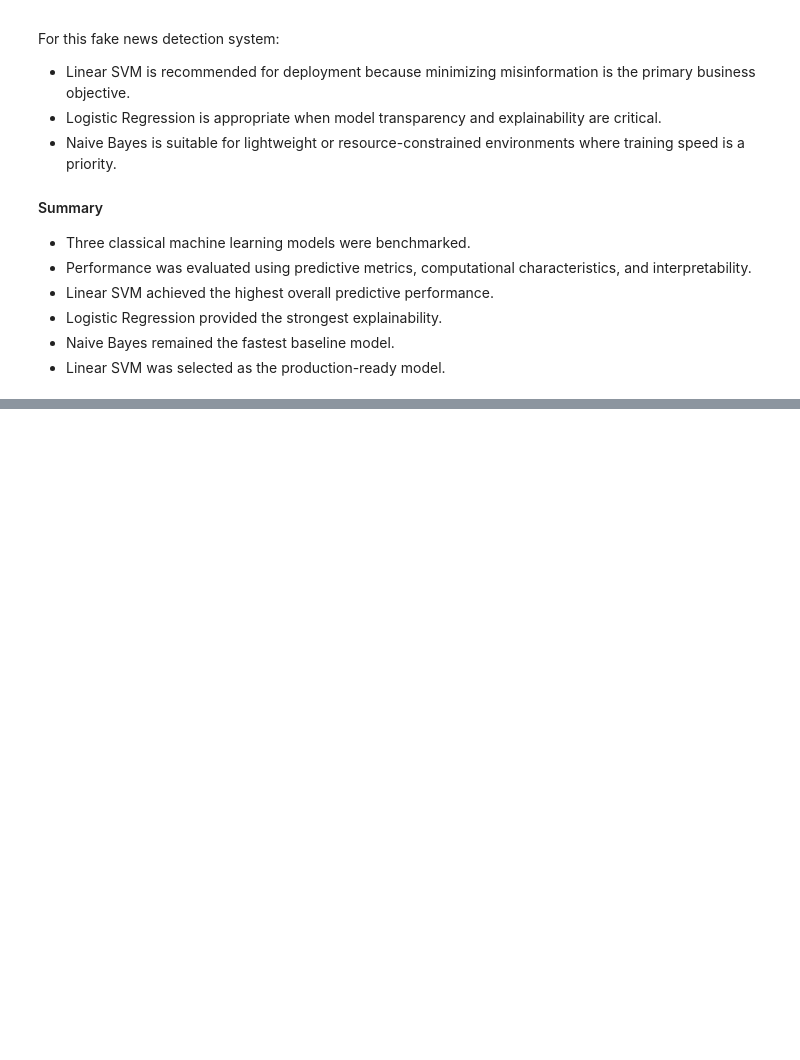
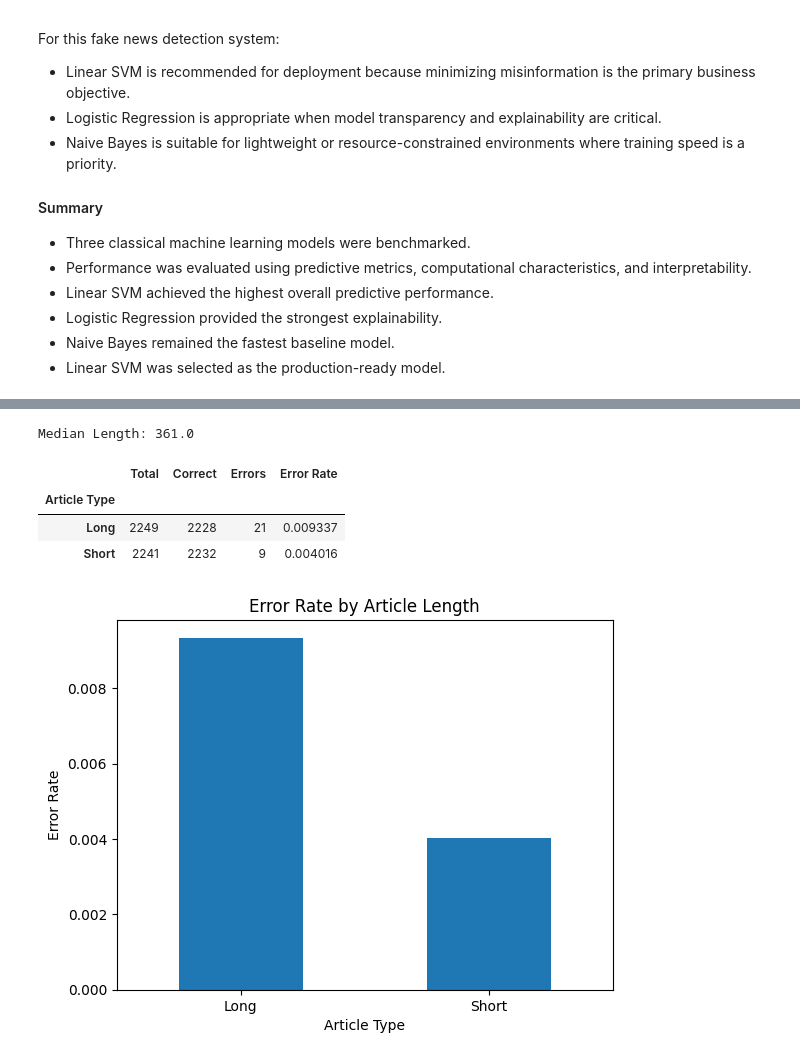
Before and after one commit to morsycoo/Fake-News-Detection, a Jupyter notebook: notebooks/Fake-News-Detection.ipynb, the cells around one changed output, grey strips where cells are left out. Saved outputs shown, nothing was run; the diff lists cells and outputs as text; code cells hidden in the pictures; blank space fills up the shorter version.

```diff
--- a/notebooks/Fake-News-Detection.ipynb
+++ b/notebooks/Fake-News-Detection.ipynb
@@ -7553,0 +7778,8 @@ For this fake news detection system:
+# %%
+errors["Length"] = (
+    errors["Text"]
+    .str.split()
+    .str.len()
+)
+
+errors["Length"].describe()
@@ -7553,0 +7796,43 @@ For this fake news detection system:
+# %%
+median_length = errors["Length"].median()
+
+print("Median Length:", median_length)
+# %% [output]
+Median Length: 361.0
+# %%
+errors["Article Type"] = errors["Length"].apply(
+    lambda x: "Short" if x < median_length else "Long"
+)
+
+length_analysis = errors.groupby("Article Type")["Correct"].agg(
+    Total="count",
+    Correct="sum"
+)
+
+length_analysis["Errors"] = (
+    length_analysis["Total"] -
+    length_analysis["Correct"]
+)
+
+length_analysis["Error Rate"] = (
+    length_analysis["Errors"] /
+    length_analysis["Total"]
+)
+
+length_analysis
+# %% [output]
+|  | Total | Correct | Errors | Error Rate |
+| Article Type |  |  |  |  |
+| Long | 2249 | 2228 | 21 | 0.009337 |
+| Short | 2241 | 2232 | 9 | 0.004016 |
+# %%
+length_analysis["Error Rate"].plot.bar(
+    rot=0
+)
+
+plt.ylabel("Error Rate")
+plt.title("Error Rate by Article Length")
+
+plt.show()
+# %% [output]
+[figure, added]
```
Also changed, not shown: parts of 53 cells of this notebook.
